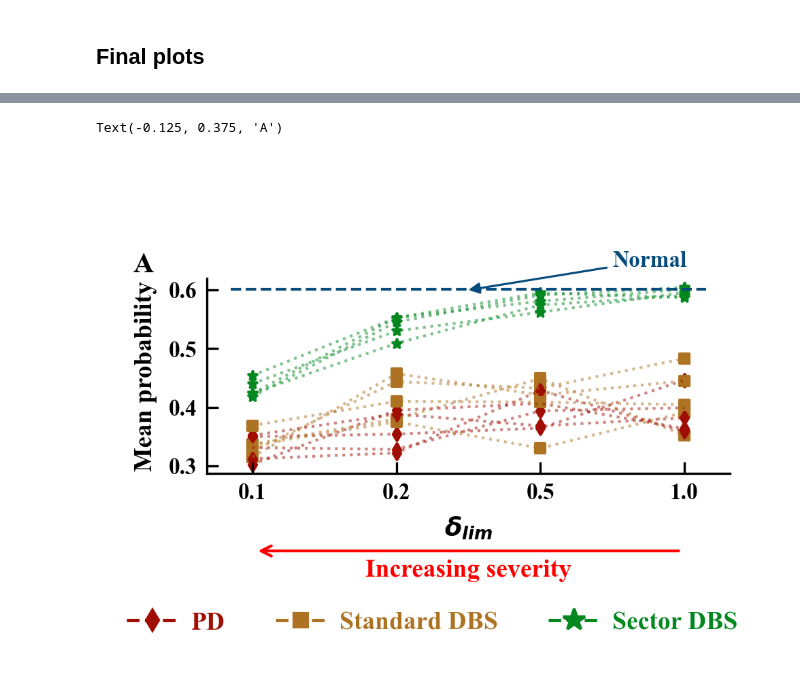
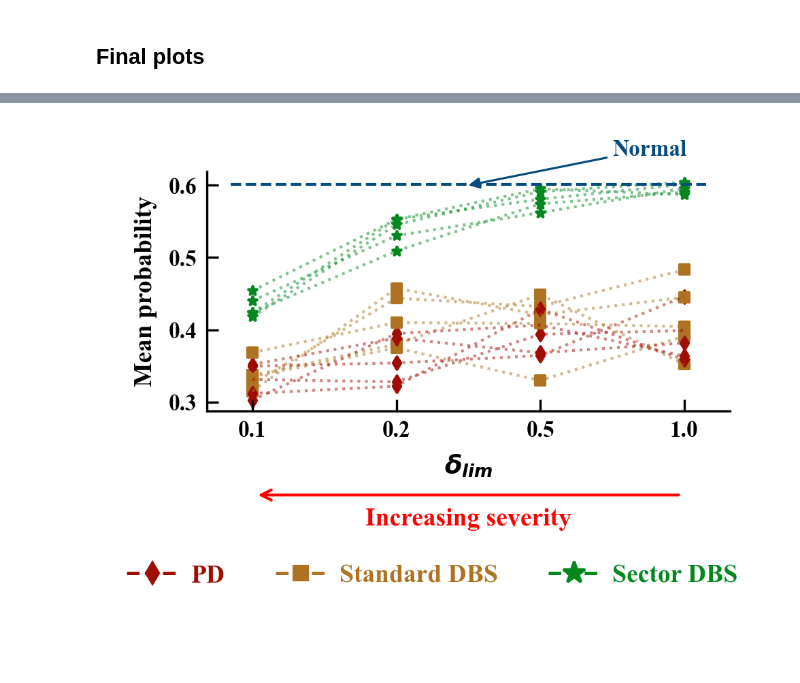
Before and after one commit to CharithaPalika/RotationalDeepBrainStimulation, a Jupyter notebook: results/decision_making_tasks/plotting_restless_bandits.ipynb, the cells around one changed output, grey strips where cells are left out. Drawn from its saved outputs; the diff is of its cells as text; code cells hidden in the pictures; blank space fills up the shorter version.

```diff
--- a/results/decision_making_tasks/plotting_restless_bandits.ipynb
+++ b/results/decision_making_tasks/plotting_restless_bandits.ipynb
@@ -481,7 +487,7 @@ for txt, col in zip(legend.get_texts(), [colors['PD'], colors['std_DBS'], colors
 x_values = np.arange(len(del_lim_arr))
 x_start = x_values[-1]
 x_end = x_values[0]
-y_pos = -0.4
+y_pos = -0.35
 plt.annotate(
     '',  # No text at the arrow tip
     xy=(x_end, y_pos),           # Arrow tip coordinates (end point)
@@ -496,33 +502,37 @@ plt.annotate(
 )
 #
 # 4. Add the text at the center of the arrow.
 plt.annotate(
     'Increasing severity',
     xy=((x_start + x_end) / 2, y_pos-0.1), # Center point of the arrow
     xycoords=('data', 'axes fraction'),
     ha='center',                 # Horizontal alignment
     va='center',                 # Vertical alignment (center on the arrow line)
     fontsize=9,
     color='red'
 )
 
 
 x_min, x_max = plt.xlim()
 plt.hlines(np.mean(prob_normal)-0.02, x_min, x_max, color=colors['normal'], linestyle='--', linewidth=1.0)
 x_ann = x_min + 0.5 * (x_max - x_min)               # near left/y-axis
 y_ann = 0.6
 y_text = 0.65
 
 plt.annotate(
     'Normal',
     xy=(x_ann, y_ann),
     xytext=(x_ann + 1, y_text),
     arrowprops=dict(arrowstyle='-|>', color=colors['normal'], lw=0.75, shrinkA=0, shrinkB=0),
     fontsize=8, fontweight='bold', color=colors['normal'], va='center'
 )
 
 
-plt.text(-0.125, 0.375, 'A', transform=ax.transAxes, fontsize=10, fontweight='bold', va='top', ha='left')
+# plt.text(-0.125, 0.375, 'A', transform=ax.transAxes, fontsize=10, fontweight='bold', va='top', ha='left')
+
+#
+# plt.savefig('plots/supplementary_plot_restless.png', bbox_inches='tight')
+# plt.savefig('plots/supplementary_plot_restless.pdf', bbox_inches='tight')
+# plt.savefig('plots/supplementary_plot_restless.svg', bbox_inches='tight')
 # %% [output]
-Text(-0.125, 0.375, 'A')
-[figure, old version]
+[figure, new version]
```
Also changed, not shown: parts of 1 cell of this notebook, 21 other files.
